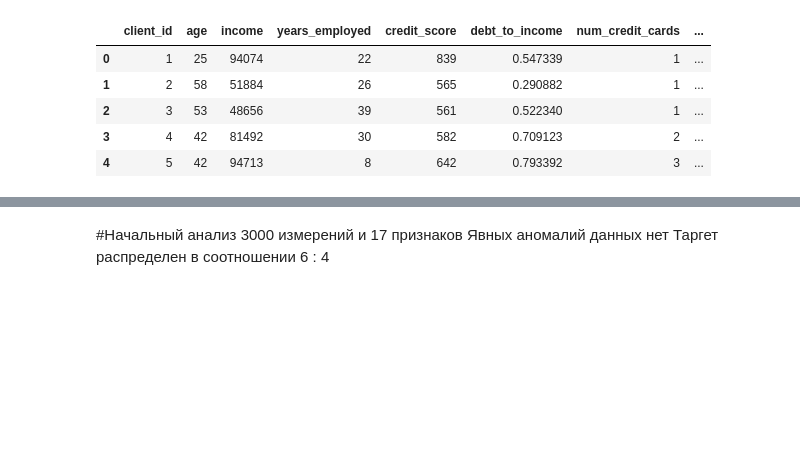
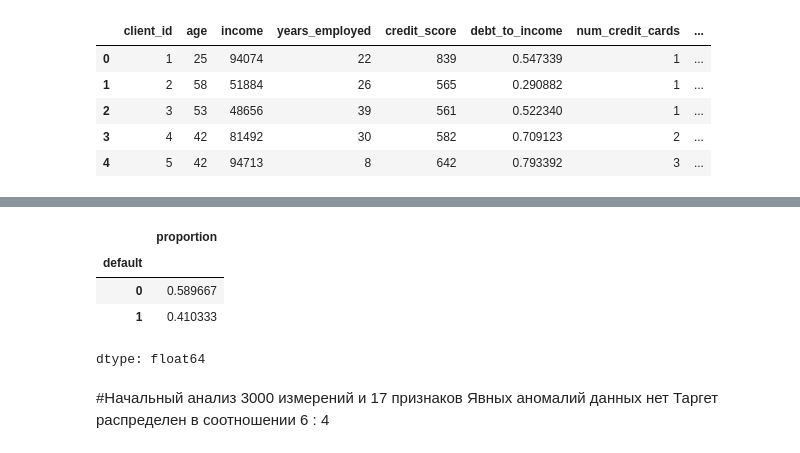
Before and after one commit to kika-nshtp/aie-25, a Jupyter notebook: homeworks/HW05/HW05.ipynb, the cells around one changed output, grey strips where cells are left out. Cells and saved outputs as stored; diff of their text form; code cells hidden in the pictures; blank space fills up the shorter version.

```diff
--- a/homeworks/HW05/HW05.ipynb
+++ b/homeworks/HW05/HW05.ipynb
@@ -84,3 +86,11 @@ Name: proportion, Length: 3000, dtype: float64
+# %%
+df['default'].value_counts(normalize=True)
+# %% [output]
+|  | proportion |
+| default |  |
+| 0 | 0.589667 |
+| 1 | 0.410333 |
+dtype: float64
 # %% [markdown]
 #Начальный анализ
 3000 измерений и 17 признаков
```
Also changed, not shown: parts of 3 cells of this notebook.
